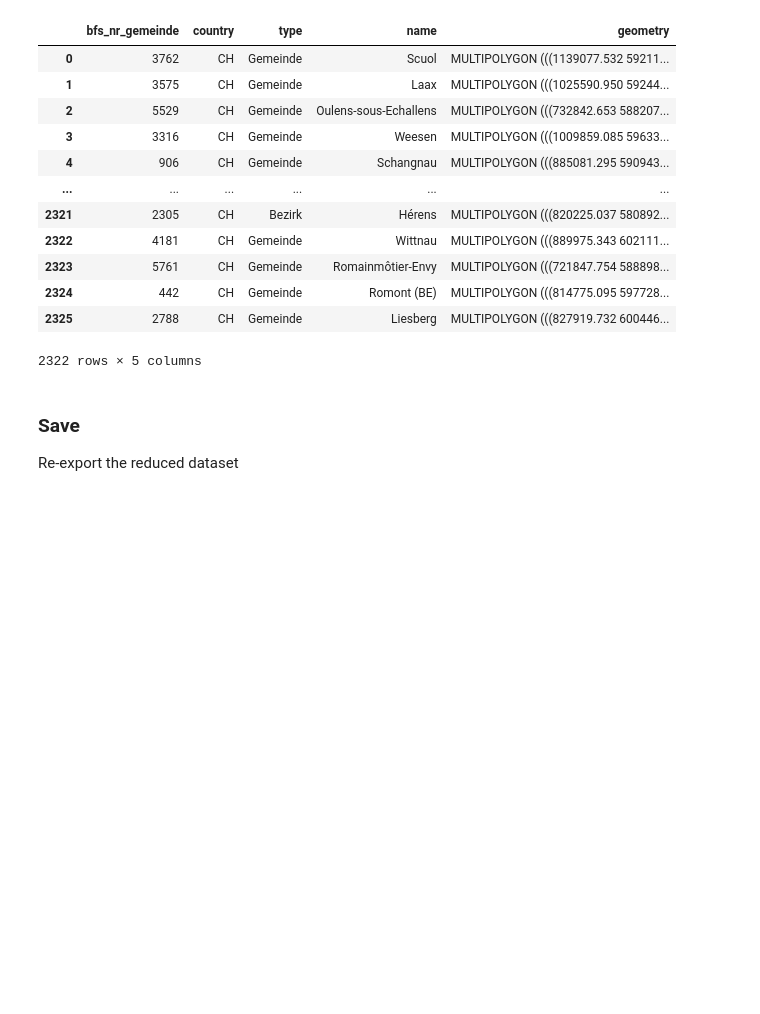
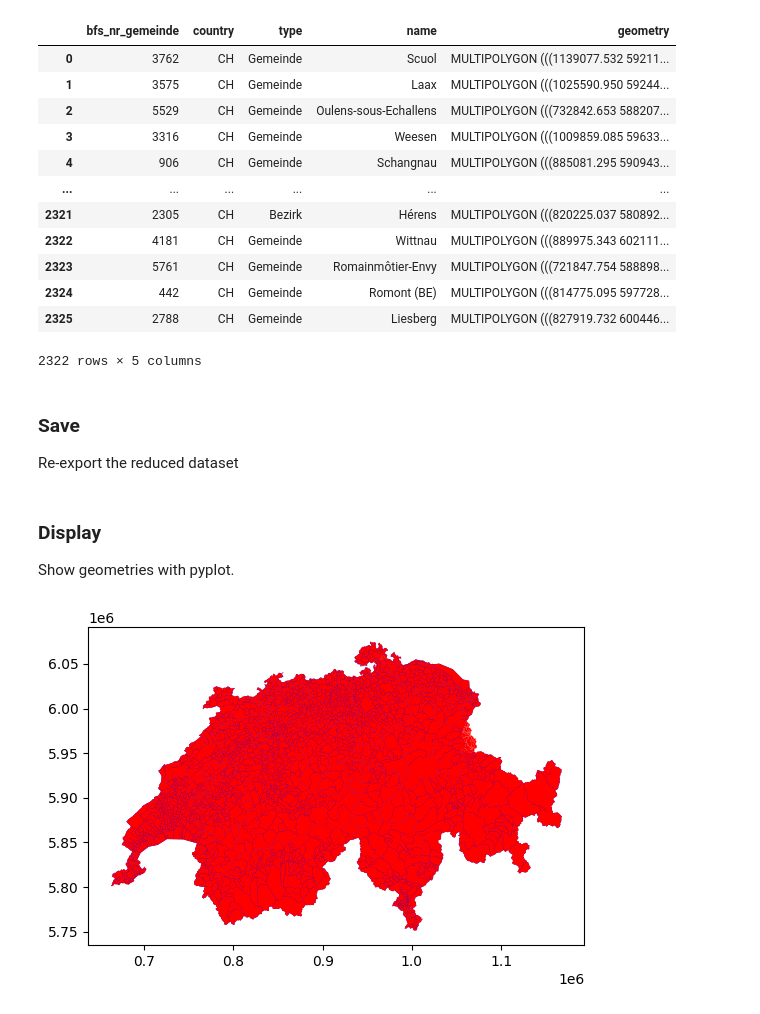
Before and after one commit to tkilla77/ksr_talit_hackathon, a Jupyter notebook: notebooks/geodata.ipynb, the cells around one changed output. Saved outputs shown, nothing was run; the diff lists cells and outputs as text; code cells hidden in the pictures; blank space fills up the shorter version.

Commit message:
add visualization to swiss shape data

```diff
--- a/notebooks/geodata.ipynb
+++ b/notebooks/geodata.ipynb
@@ -84,3 +84,26 @@ municipalities
 Re-export the reduced dataset
 # %%
 municipalities.to_file('../data/towns_fixed.geojson', driver='GeoJSON')
+# %% [markdown]
+### Display
+
+Show geometries with pyplot.
+# %%
+import geopandas as gpd
+import matplotlib.pyplot as plt
+
+# Set up pyplot
+fig, ax = plt.subplots()
+
+# Draw cantons in blue
+kantone = municipalities[municipalities['type'] == 'Kanton']
+kantone.plot(ax=ax, color='blue')
+
+# Overlay with towns in red
+gemeinden = municipalities[municipalities['type'] == 'Gemeinde']
+gemeinden.plot(ax=ax, color = 'red')
+
+# Show!
+plt.show()
+# %% [output]
+[figure, added]
```
